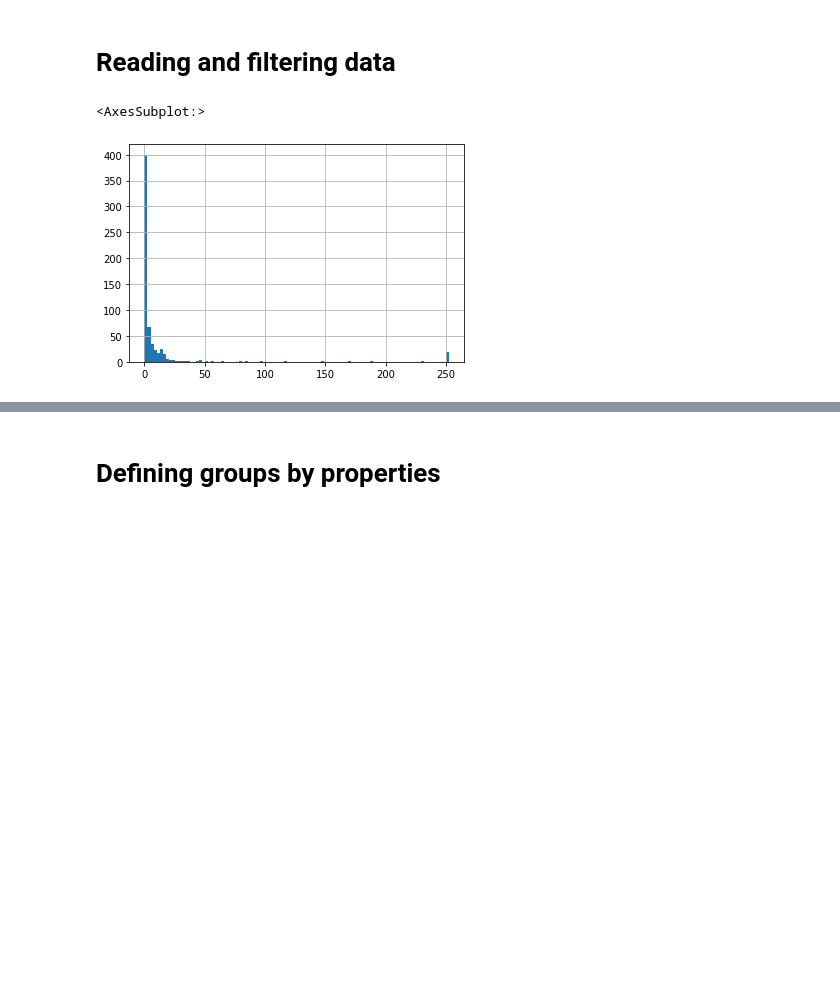
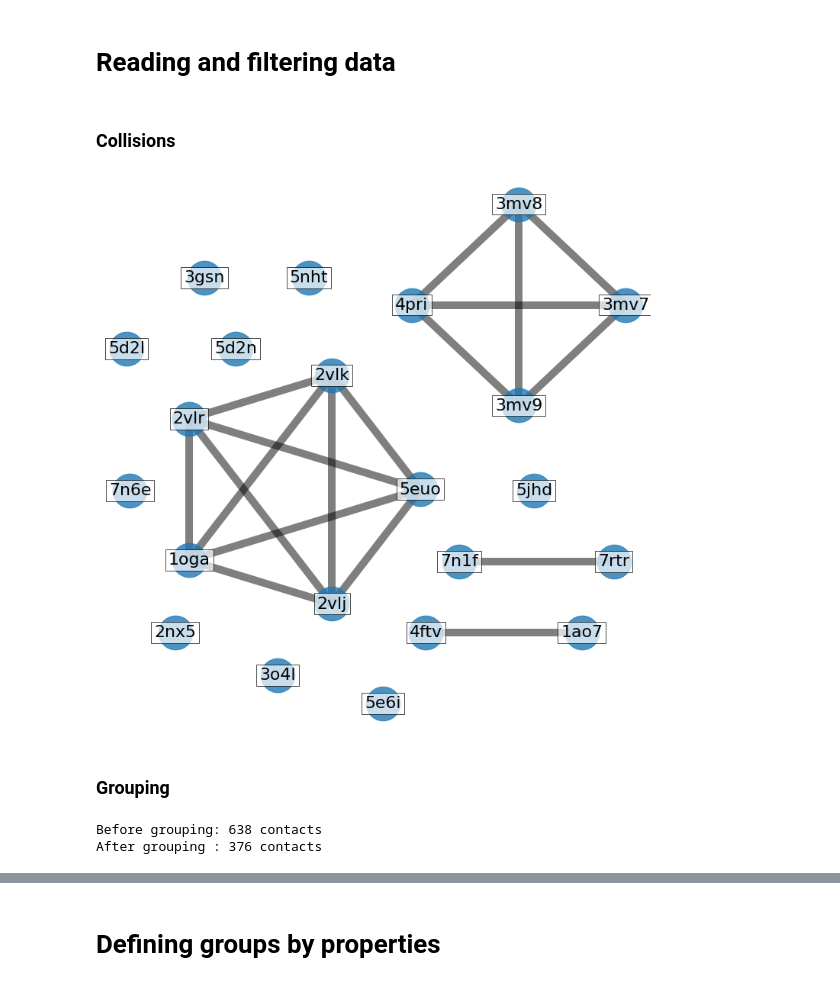
Before and after one commit to antigenomics/vdjdb-structure-tmp, a Jupyter notebook: Final.ipynb, the cells around one changed output, grey strips where cells are left out. Drawn from its saved outputs; the diff is of its cells as text; code cells hidden in the pictures; blank space fills up the shorter version.

```diff
--- a/Final.ipynb
+++ b/Final.ipynb
@@ -73,6 +73,7 @@ def weights_by_enegy(energy):
 
     T = 273    # K
     kT = 1.987 * 10**-3 * T    # kcal / mol
+    energy = energy.values
     energy[energy < ENERGY_THRESHOLD] = ENERGY_THRESHOLD    # Cut off outliers
     return np.exp(-energy / kT)
 # %%
@@ -99,5 +95,8 @@ def stack_by_common_features(data_frames: list[pd.DataFrame]):
 # %% [markdown]
 # Reading and filtering data
+# %%
+ENERGY_TYPE = 'OLD'   # 'patch_small'
+MUTATION_TYPE = 'Mutated_repacked'   # 'Mutated'
 # %%
 # Reading data
 contacts_df = pd.read_csv('Mutated_Models_w_NEW_PATH_04_2022_contacts_w_descriptors.csv')
@@ -121,3 +107,43 @@ cdr3_indices = np.hstack((contacts_df.columns[-94:-89], contacts_df.columns[-84:
 peptide_indices = np.hstack((contacts_df.columns[-89:-84], contacts_df.columns[-42:]))
 
 index_names = np.array([name[5:] for name in cdr3_indices])
+# %%
+# Filtering and adding weights
+contacts_filtered = filter_by_features(contacts_df,
+                                       energy_type=ENERGY_TYPE,
+                                       mutation_type=MUTATION_TYPE,
+                                       chain_type='both')
+contacts_filtered['weights'] = weights_by_enegy(contacts_filtered['byres.energy'])
+# %% [markdown]
+### Collisions
+# %%
+import networkx as nx
+
+from itertools import combinations
+from networkx.drawing.nx_agraph import graphviz_layout
+
+
+G = nx.Graph()
+G.add_nodes_from(contacts_filtered.pdb_id.unique())
+
+collisions = []
+grouping_params = ['chain.type', 'cdr3.to', 'peptide', 'v.segm', 'j.segm', 'resid.cdr3.pose', 'resid.peptide']
+for ind, frame in contacts_filtered.groupby(grouping_params):
+    pdbs = frame.pdb_id.unique()
+    if pdbs.size > 1:
+        G.add_edges_from(combinations(pdbs, 2))
+        collisions.append(frame)
+# %%
+plt.figure(figsize=(10, 10))
+pos = nx.nx_pydot.graphviz_layout(G, prog='circo')
+nx.nx.draw(G, pos=pos, node_size=2000, width=0, alpha=0.8)
+nx.nx.draw_networkx_edges(G, pos=pos, width=10, alpha=0.5)
+
+label_options = {"ec": "k", "fc": "white", "alpha": 0.7}
+nx.draw_networkx_labels(G, pos=pos, font_size=22, bbox=label_options)
+
+plt.show()
+# %% [output]
+[figure, added]
+# %% [markdown]
+### Grouping
@@ -124,9 +156,15 @@ index_names = np.array([name[5:] for name in cdr3_indices])
 # %%
-# Filtering and adding weights
-contacts_filtered = filter_by_features(contacts_df, energy_type='OLD', mutation_type='Mutated_repacked', chain_type='both')
-contacts_filtered['weights'] = weights_by_enegy(contacts_filtered['byres.energy'])
+# Grouping
+grouping_params = ['chain.type', 'cdr3.to', 'peptide', 'v.segm', 'j.segm', 'resid.cdr3.pose', 'resid.peptide']
 
-contacts_filtered['weights'].hist(bins=100)
+print(f'Before grouping: {contacts_filtered.shape[0]} contacts')
+grouping_index = contacts_filtered.groupby(grouping_params, as_index=False).first()['_index']
+reset_index(contacts_filtered, contacts_filtered['_index'])
+
+contacts_grouped = contacts_filtered.loc[grouping_index]
+contacts_grouped['byres.energy'] = contacts_filtered.groupby(grouping_params, as_index=False)['byres.energy'].mean()['byres.energy'].values
+contacts_grouped['min.distance'] = contacts_filtered.groupby(grouping_params, as_index=False)['min.distance'].mean()['min.distance'].values
+print(f'After grouping : {contacts_grouped.shape[0]} contacts')
 # %% [output]
-<AxesSubplot:>
+Before grouping: 638 contacts
+After grouping : 376 contacts
-[figure, removed]
```
Also changed, not shown: parts of 47 cells of this notebook, 1 other file.
